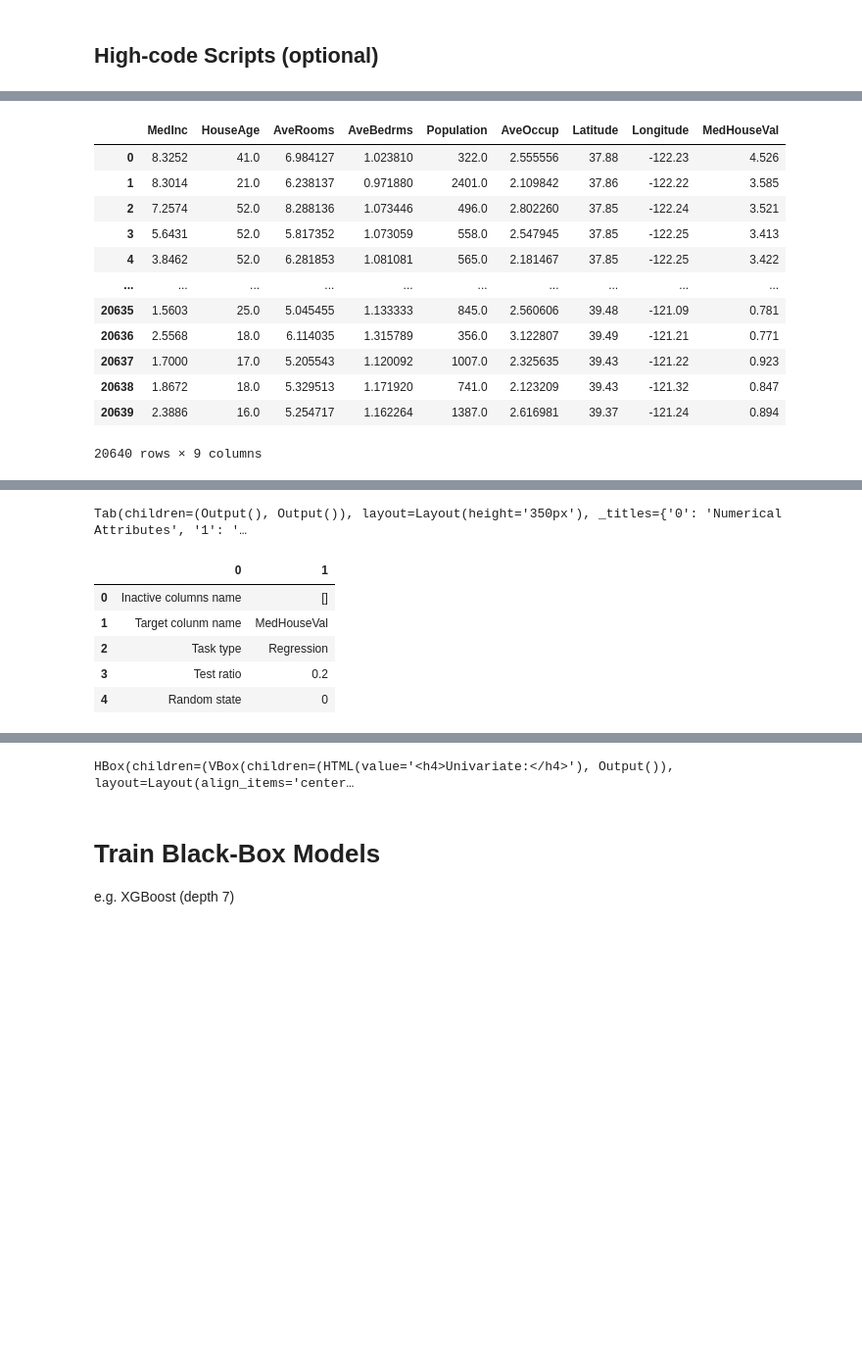
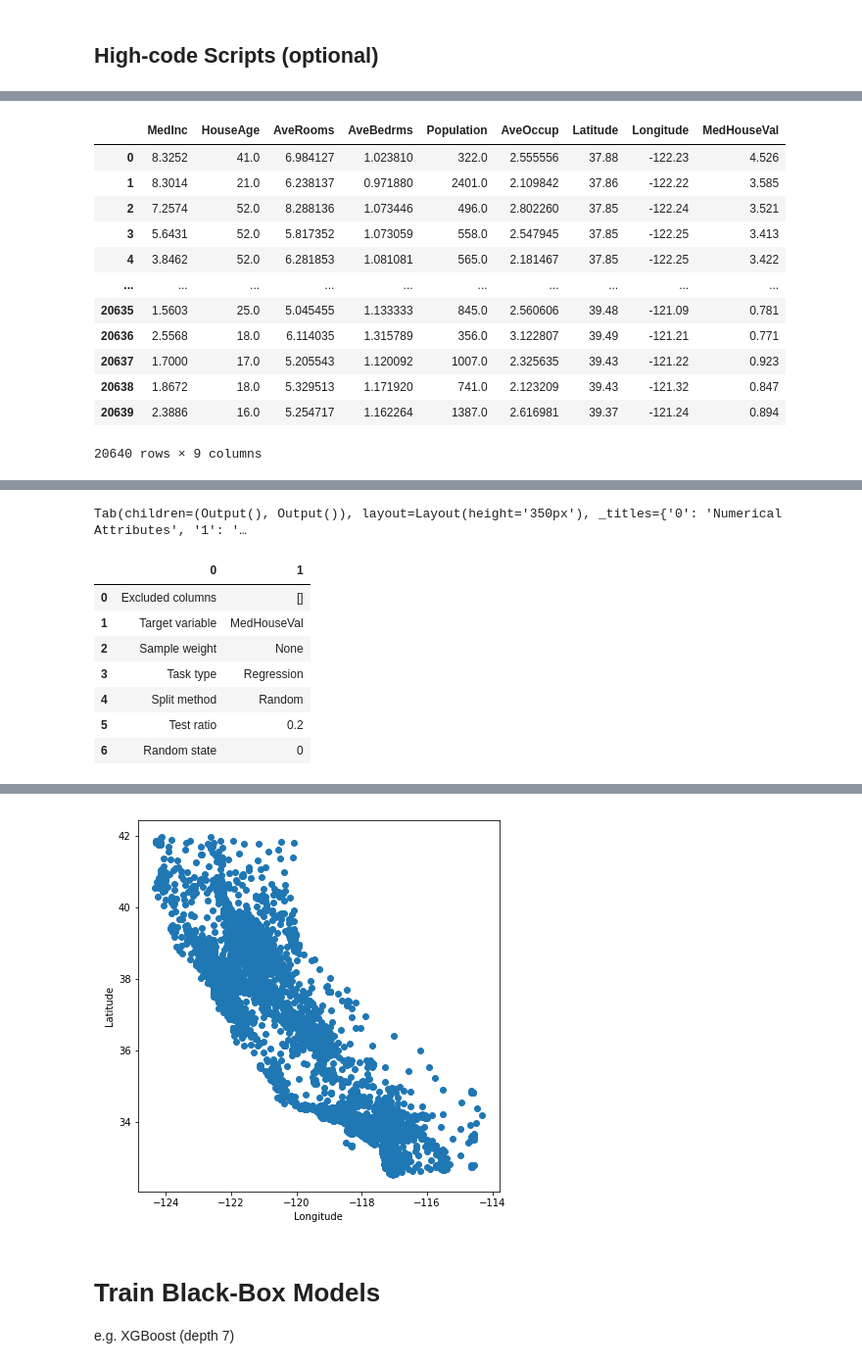
Before and after one commit to SelfExplainML/PiML-Toolbox, a Jupyter notebook: docs/Workshop/202207DemoNotebook_CaliforniaHousing.ipynb, the cells around one changed output, grey strips where cells are left out. Shown at 98% size. Drawn from its saved outputs; the diff is of its cells as text; code cells hidden in the pictures; blank space fills up the shorter version.

```diff
--- a/docs/Workshop/202207DemoNotebook_CaliforniaHousing.ipynb
+++ b/docs/Workshop/202207DemoNotebook_CaliforniaHousing.ipynb
@@ -76,7 +82,6 @@ exp.data_summary(feature_exclude=[])
 
 exp.data_prepare(target='MedHouseVal', task_type='Regression', test_ratio=0.2, random_state=0)
 
-exp.eda(show='all', uni_feature='MedHouseVal', bi_features=['Longitude', 'Latitude'],
-        multi_type='correlation_heatmap')
+exp.eda(show='bivariate', bi_features=['Longitude', 'Latitude'])
 # %% [output]
 HTML(value='\n        <style>\n\n        .left-label {\n            width: 30%;\n        }\n\n        .card-pa…
@@ -97,7 +103,9 @@ HTML(value='\n        <style>\n\n        .left-label {\n            width: 30%;\
 Tab(children=(Output(), Output()), layout=Layout(height='350px'), _titles={'0': 'Numerical Attributes', '1': '…
 |  | 0 | 1 |
-| 0 | Inactive columns name | [] |
-| 1 | Target colunm name | MedHouseVal |
-| 2 | Task type | Regression |
-| 3 | Test ratio | 0.2 |
-| 4 | Random state | 0 |
+| 0 | Excluded columns | [] |
+| 1 | Target variable | MedHouseVal |
+| 2 | Sample weight | None |
+| 3 | Task type | Regression |
+| 4 | Split method | Random |
+| 5 | Test ratio | 0.2 |
+| 6 | Random state | 0 |
@@ -105,4 +112,4 @@ Tab(children=(Output(), Output()), layout=Layout(height='350px'), _titles={'0':
-HBox(children=(VBox(children=(HTML(value='<h4>Univariate:</h4>'), Output()), layout=Layout(align_items='center…
+[figure, added]
 # %% [markdown]
 # Train Black-Box Models
 
```
Also changed, not shown: parts of 13 cells of this notebook, 19 other files.
